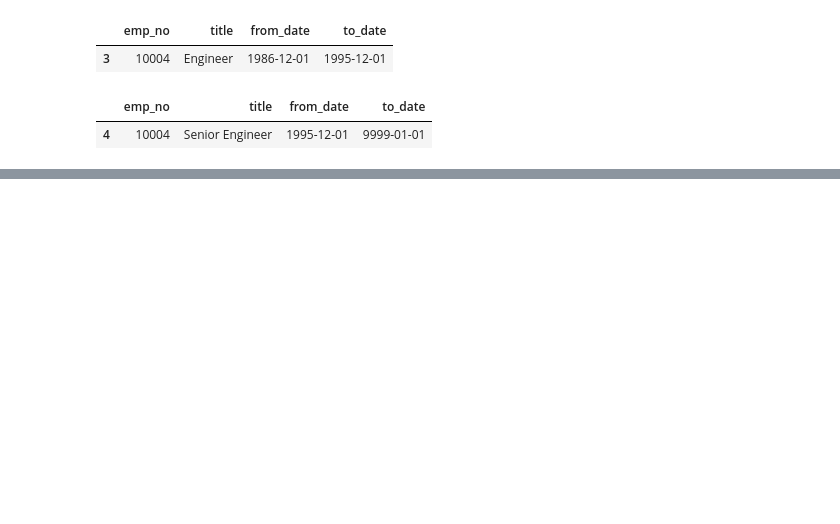
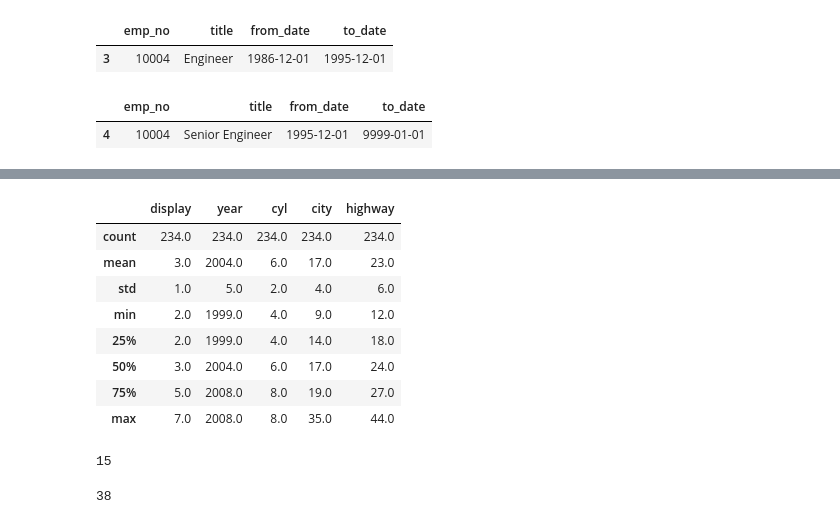
Before and after one commit to rob-casey/numpy-pandas-visualization-exercises, a Jupyter notebook: advanced_dataframes.ipynb, the cells around one changed output, grey strips where cells are left out. Drawn from its saved outputs; the diff is of its cells as text; code cells hidden in the pictures; blank space fills up the shorter version.

```diff
--- a/advanced_dataframes.ipynb
+++ b/advanced_dataframes.ipynb
@@ -128,0 +286,26 @@ df_titles.sort_values(by=['to_date']).tail(1)
+# %%
+# Display the summary statistics for the dataset.
+
+mpg.describe().round()
+# %% [output]
+|  | display | year | cyl | city | highway |
+| count | 234.0 | 234.0 | 234.0 | 234.0 | 234.0 |
+| mean | 3.0 | 2004.0 | 6.0 | 17.0 | 23.0 |
+| std | 1.0 | 5.0 | 2.0 | 4.0 | 6.0 |
+| min | 2.0 | 1999.0 | 4.0 | 9.0 | 12.0 |
+| 25% | 2.0 | 1999.0 | 4.0 | 14.0 | 18.0 |
+| 50% | 3.0 | 2004.0 | 6.0 | 17.0 | 24.0 |
+| 75% | 5.0 | 2008.0 | 8.0 | 19.0 | 27.0 |
+| max | 7.0 | 2008.0 | 8.0 | 35.0 | 44.0 |
+# %%
+# How many different manufacturers are there?
+
+len(mpg['manufacturer'].value_counts())
+# %% [output]
+15
+# %%
+# How many different models are there?
+
+len(mpg['model'].value_counts())
+# %% [output]
+38
```
Also changed, not shown: parts of 18 cells of this notebook.
